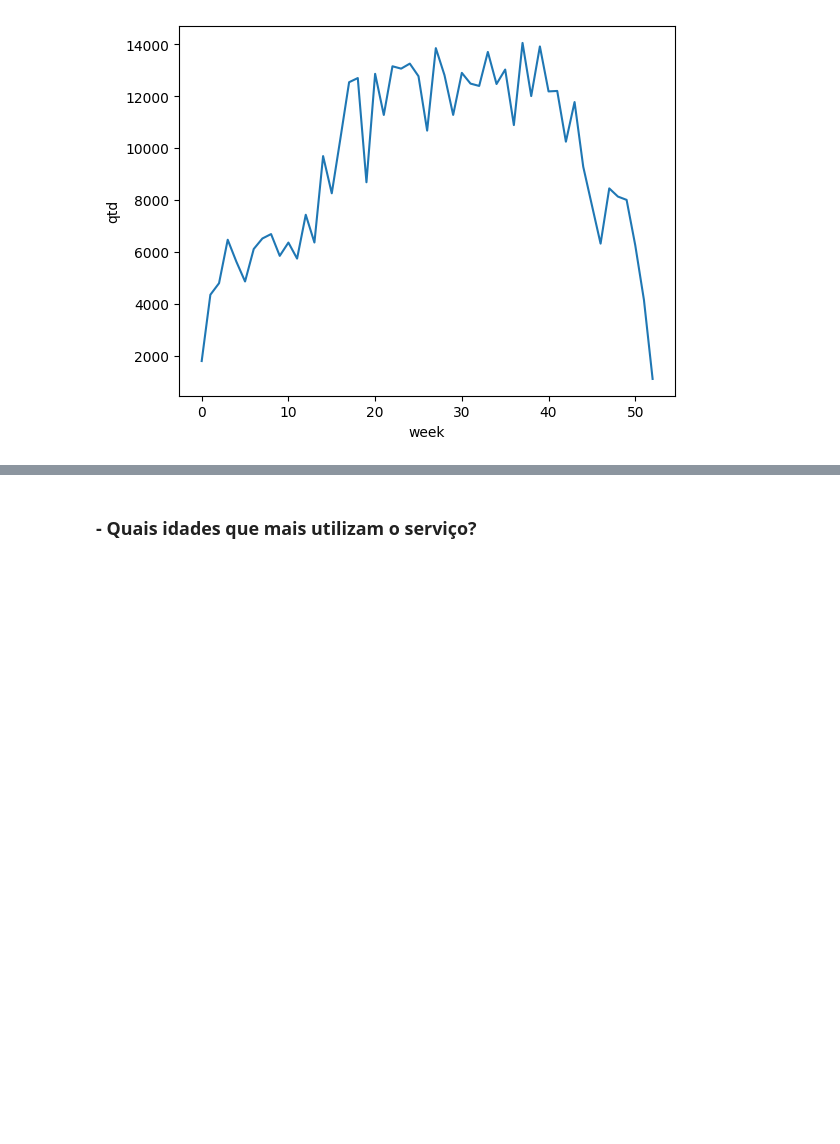
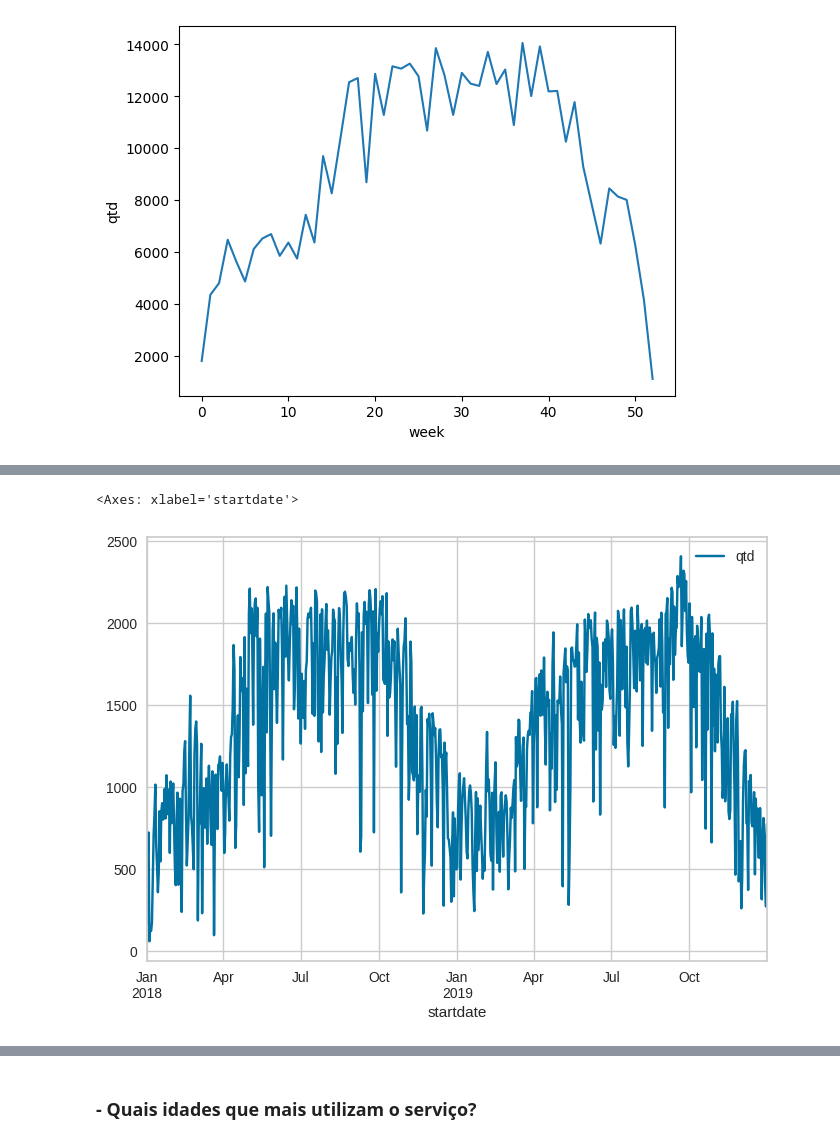
Before and after one commit to UFRJ-Analytica/analise-shared-bikes-ny, a Jupyter notebook: Exporacao 2023.1/Equipe 2/AnaliseBikes.ipynb, the cells around one changed output, grey strips where cells are left out. Saved outputs shown, nothing was run; the diff lists cells and outputs as text; code cells hidden in the pictures; blank space fills up the shorter version.

```diff
--- a/Exporacao 2023.1/Equipe 2/AnaliseBikes.ipynb
+++ b/Exporacao 2023.1/Equipe 2/AnaliseBikes.ipynb
@@ -653,0 +797,7 @@ sns.lineplot(x='week', y='qtd', data=df_semanal_anual_2018)
+# %%
+df_diario_anual_geral_ordenado.set_index('startdate', drop=True, inplace=True)
+# %%
+df_diario_anual_geral_ordenado.plot()
+# %% [output]
+<Axes: xlabel='startdate'>
+[figure, added]
```
Also changed, not shown: parts of 45 cells of this notebook.
